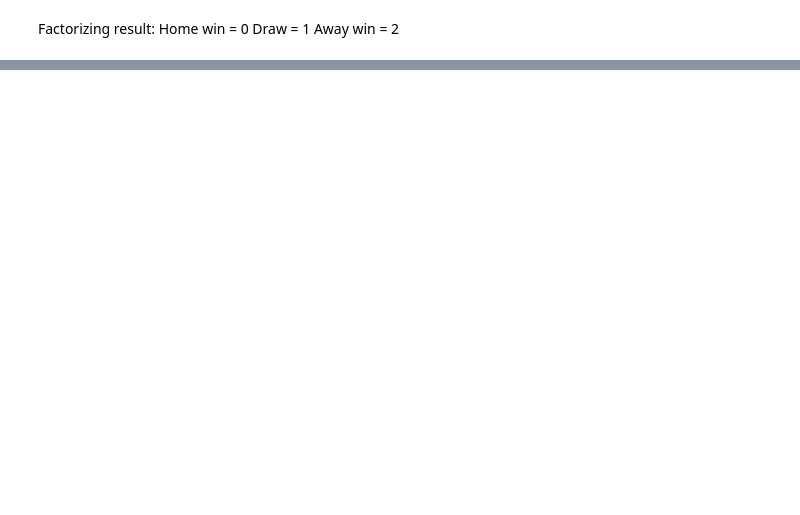
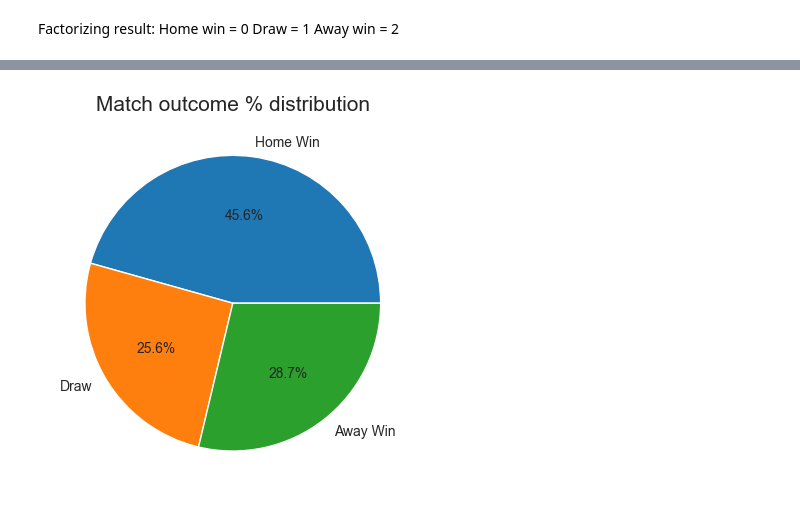
Before and after one commit to PWcislo26/football-ml-predictor, a Jupyter notebook: data_prep.ipynb, the cells around one changed output, grey strips where cells are left out. Cells and saved outputs as stored; diff of their text form; code cells hidden in the pictures; blank space fills up the shorter version.

```diff
--- a/data_prep.ipynb
+++ b/data_prep.ipynb
@@ -134,0 +119,9 @@ df.to_csv('data/final_data.csv')
+# %%
+fig,ax = plt.subplots()
+plt.title("Match outcome % distribution",fontsize=15)
+ax.pie(outcome_dist,labels=lab,autopct='%1.1f%%')
+for i in ax.containers:
+    ax.bar_label(i, padding=5)
+plt.show()
+# %% [output]
+[figure, added]
```
Also changed, not shown: parts of 16 cells of this notebook.
